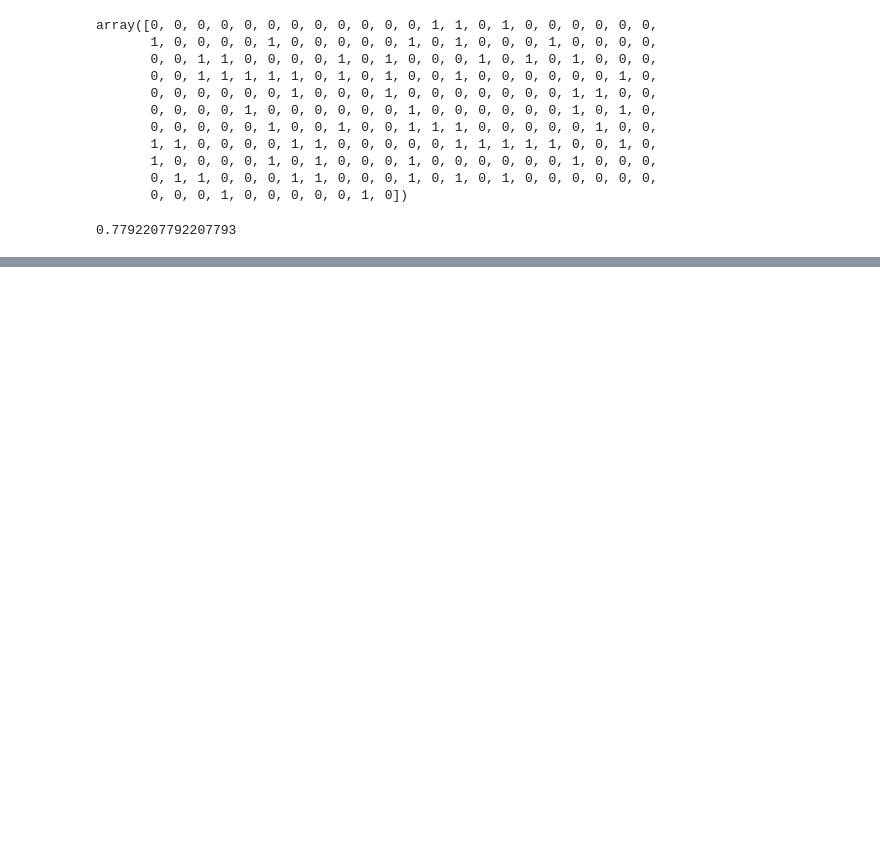
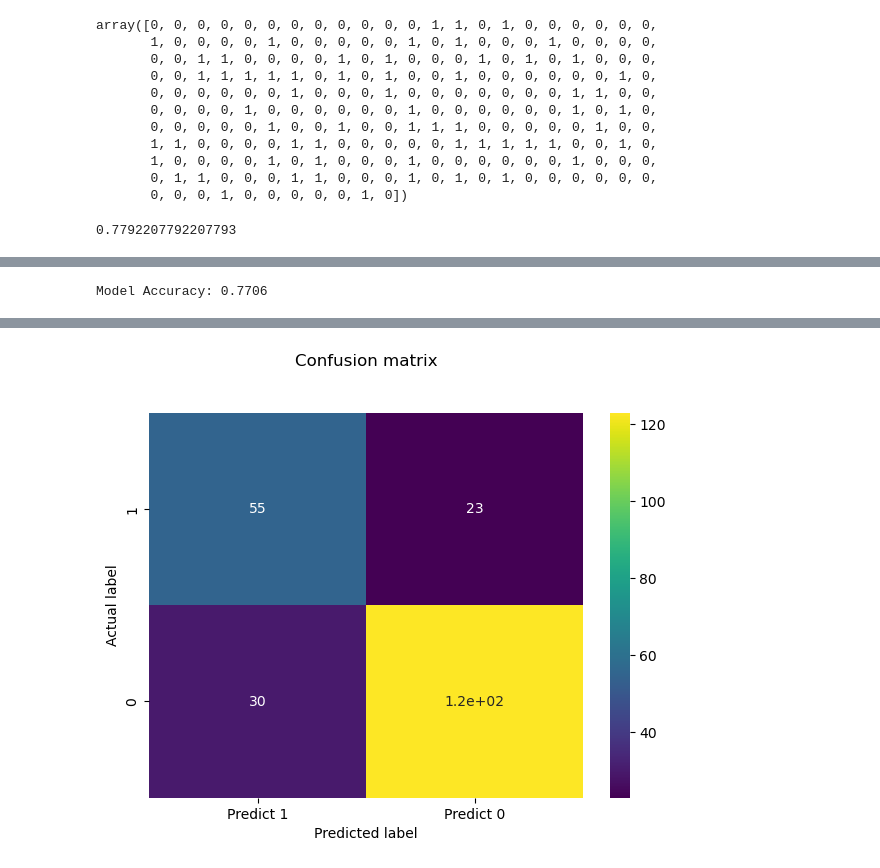
Before and after one commit to Vic3sax/Diabetes-Prediction-Model, a Jupyter notebook: Logistic and GuaussianNB.ipynb, the cells around one changed output, grey strips where cells are left out. Saved outputs shown, nothing was run; the diff lists cells and outputs as text; code cells hidden in the pictures; blank space fills up the shorter version.

```diff
--- a/Logistic-Regression.ipynb
+++ b/Logistic and GuaussianNB.ipynb
@@ -219,0 +259,3 @@ Text(0.5, 25.722222222222214, 'Predicted label')
+# %%
+test_prediction =model_.predict(x_test)
+test_prediction
@@ -219,0 +274,17 @@ Text(0.5, 25.722222222222214, 'Predicted label')
+# %%
+print("Model Accuracy: {0:.4f}".format(metrics.accuracy_score(y_test, test_prediction)))
+# %% [output]
+Model Accuracy: 0.7706
+# %%
+cm = metrics.confusion_matrix(test_prediction,y_test, labels=[1,0])
+
+df_cm = pd.DataFrame(cm, index=[i for i in ['1',0]],
+                     columns = [c for c in ['Predict 1', 'Predict 0']])
+
+plt.figure(figsize=(7,5))
+sns.heatmap(df_cm, cmap='viridis', annot=True)
+plt.title('Confusion matrix', y=1.1)
+plt.ylabel('Actual label')
+plt.xlabel('Predicted label')
+plt.show()
+# %% [output]
@@ -219,0 +292 @@ Text(0.5, 25.722222222222214, 'Predicted label')
+[figure, added]
```
Also changed, not shown: parts of 13 cells of this notebook.
